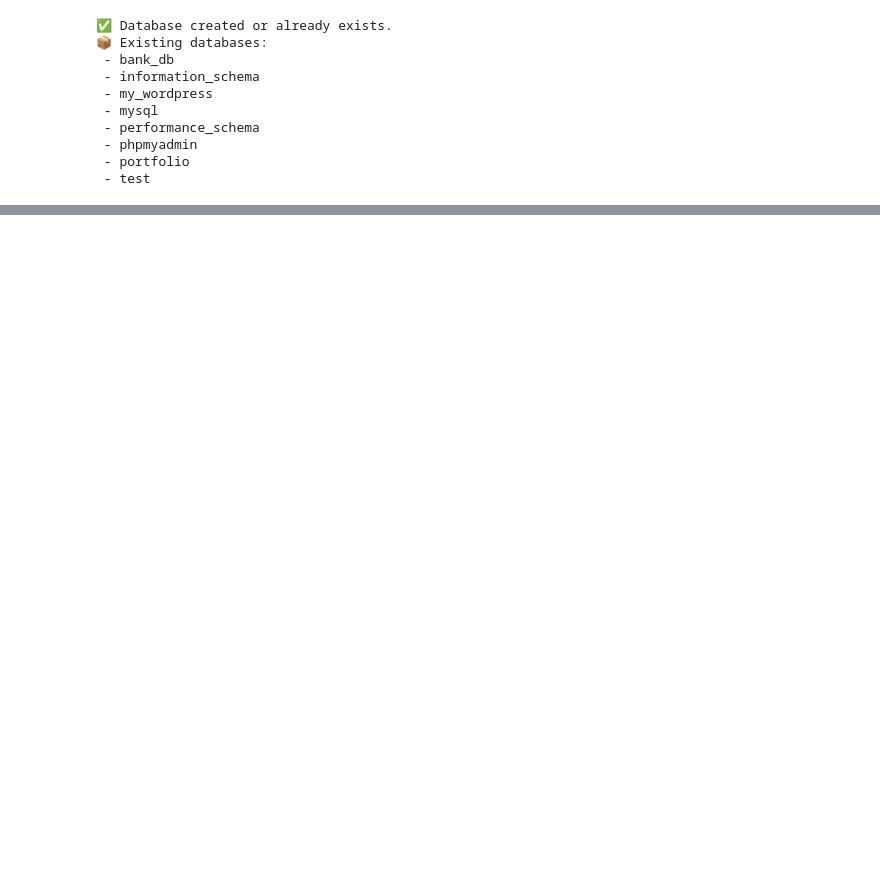
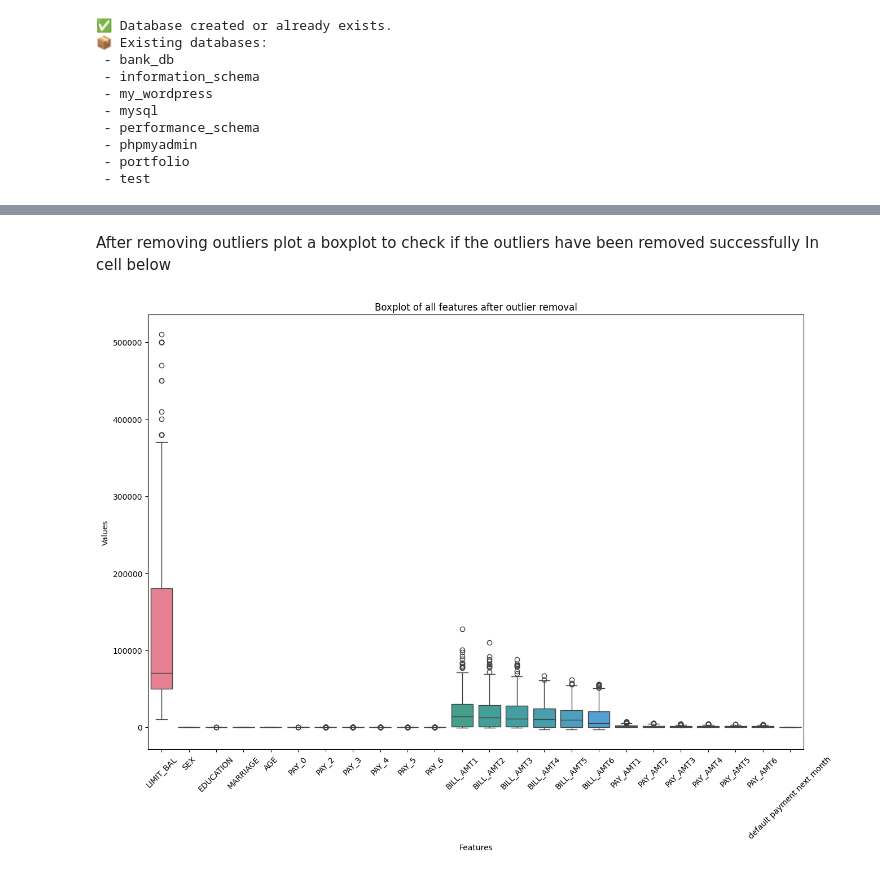
Before and after one commit to RonnyMuthomi/Fraud-detection, a Jupyter notebook: index.ipynb, the cells around one changed output, grey strips where cells are left out. Saved outputs shown, nothing was run; the diff lists cells and outputs as text; code cells hidden in the pictures; blank space fills up the shorter version.

```diff
--- a/index.ipynb
+++ b/index.ipynb
@@ -106,0 +241,41 @@ except connector.Error as err:
+# %%
+# Remove outliers
+
+def remove_outliers(df, columns):
+    """Remove outliers from multiple columns using the IQR method."""
+    for column in columns:
+        Q1 = df[column].quantile(0.25)
+        Q3 = df[column].quantile(0.75)
+        IQR = Q3 - Q1
+        lower_bound = Q1 - 1.5 * IQR
+        upper_bound = Q3 + 1.5 * IQR
+        df = df[(df[column] >= lower_bound) & (df[column] <= upper_bound)]
+    return df
+
+
+cols_to_clean = ['LIMIT_BAL', 'BILL_AMT1', 'BILL_AMT2',
+ 'BILL_AMT3',
+ 'BILL_AMT4',
+ 'BILL_AMT5',
+ 'BILL_AMT6', 'PAY_AMT1', 'PAY_AMT2',
+ 'PAY_AMT3',
+ 'PAY_AMT4',
+ 'PAY_AMT5',
+ 'PAY_AMT6']
+
+# make a copy to avoid modifiny the original dataset
+outlier_copy = fraud_df.copy()
+outlier_copy = remove_outliers(outlier_copy, cols_to_clean)
+# %% [markdown]
+After removing outliers plot a boxplot to check if the outliers have been removed successfully In cell below
+# %%
+# check if outliers are removed
+fig, ax =plt.subplots(figsize=(15,10))
+sns.boxplot(data=outlier_copy, ax=ax)
+ax.set_title("Boxplot of all features after outlier removal")
+ax.set_xlabel("Features")
+ax.set_ylabel("Values")
+ax.tick_params(axis='x', rotation=45)
+plt.show()
+# %% [output]
+[figure, added]
```
Also changed, not shown: parts of 43 cells of this notebook.
